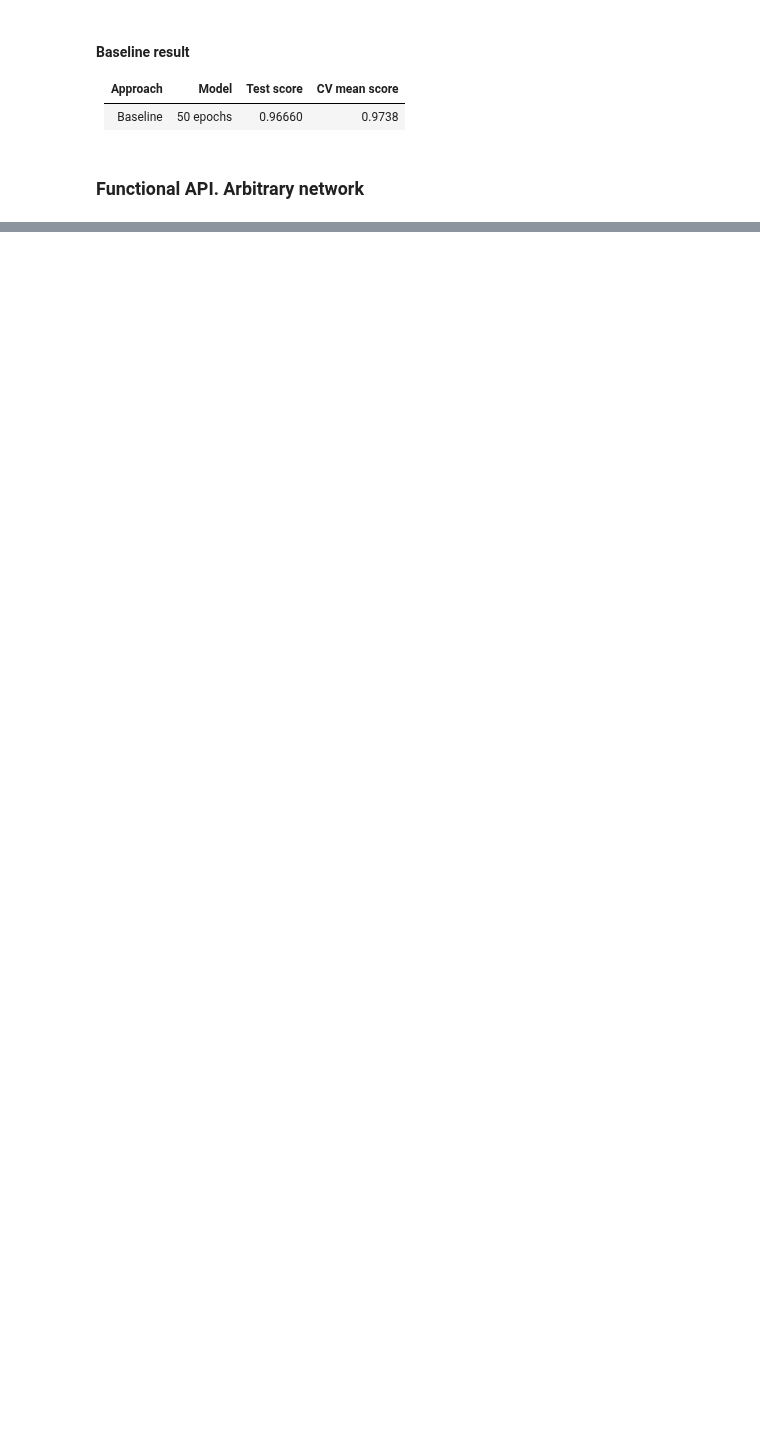
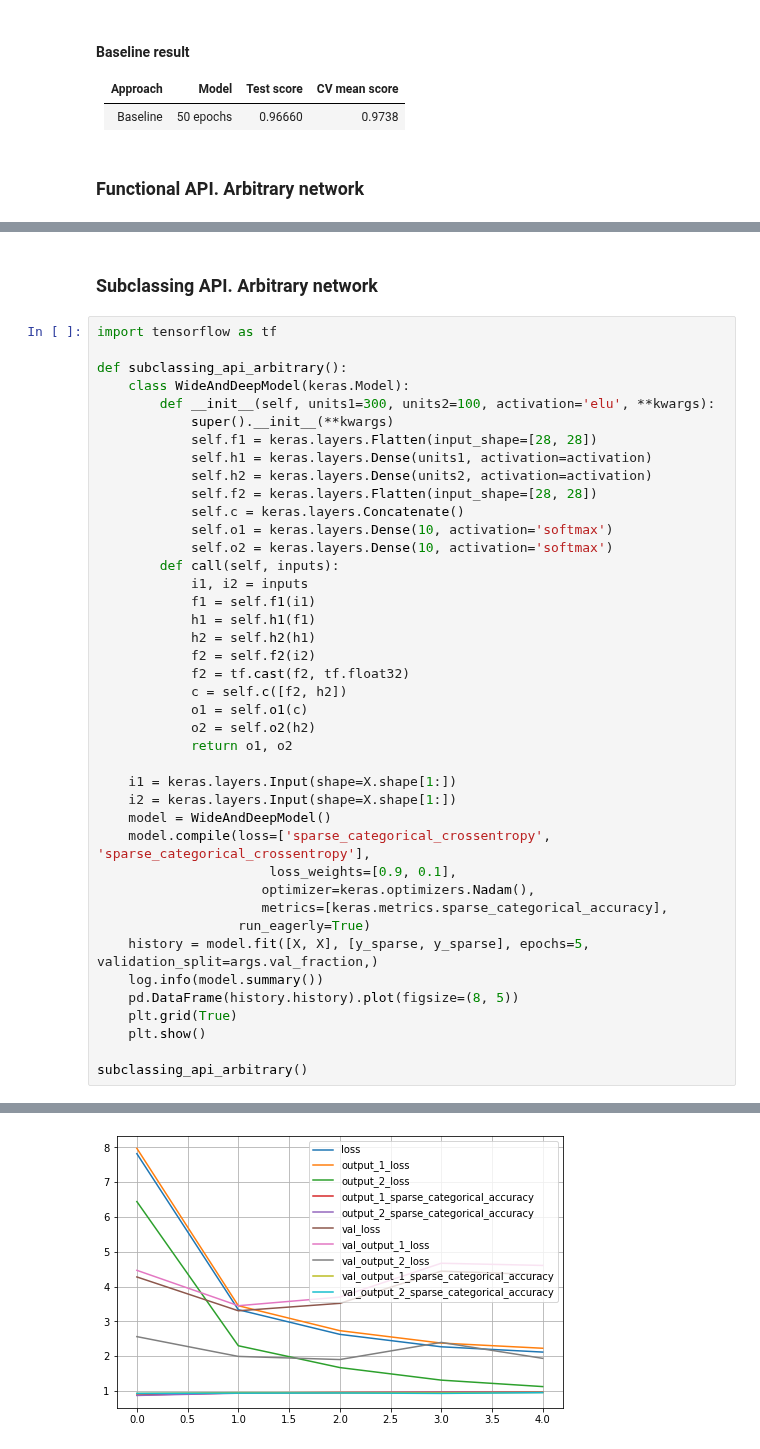
Before and after one commit to GlaIZier/digit-recongizer, a Jupyter notebook: notebooks/experiments.ipynb, the cells around one changed output, grey strips where cells are left out. Saved outputs shown, nothing was run; the diff lists cells and outputs as text; blank space fills up the shorter version.

Commit message:
Subclassing API has been added

```diff
--- a/notebooks/experiments.ipynb
+++ b/notebooks/experiments.ipynb
@@ -275,0 +278,44 @@ Epoch 5/5
+# %% [markdown]
+### Subclassing API. Arbitrary network
+# %%
+import tensorflow as tf
+
+def subclassing_api_arbitrary():
+    class WideAndDeepModel(keras.Model):
+        def __init__(self, units1=300, units2=100, activation='elu', **kwargs):
+            super().__init__(**kwargs)
+            self.f1 = keras.layers.Flatten(input_shape=[28, 28])
+            self.h1 = keras.layers.Dense(units1, activation=activation)
+            self.h2 = keras.layers.Dense(units2, activation=activation)
+            self.f2 = keras.layers.Flatten(input_shape=[28, 28])
+            self.c = keras.layers.Concatenate()
+            self.o1 = keras.layers.Dense(10, activation='softmax')
+            self.o2 = keras.layers.Dense(10, activation='softmax')
+        def call(self, inputs):
+            i1, i2 = inputs
+            f1 = self.f1(i1)
+            h1 = self.h1(f1)
+            h2 = self.h2(h1)
+            f2 = self.f2(i2)
+            f2 = tf.cast(f2, tf.float32)
+            c = self.c([f2, h2])
+            o1 = self.o1(c)
+            o2 = self.o2(h2)
+            return o1, o2
+
+    i1 = keras.layers.Input(shape=X.shape[1:])
+    i2 = keras.layers.Input(shape=X.shape[1:])
+    model = WideAndDeepModel()
+    model.compile(loss=['sparse_categorical_crossentropy', 'sparse_categorical_crossentropy'],
+                      loss_weights=[0.9, 0.1],
+                     optimizer=keras.optimizers.Nadam(),
+                     metrics=[keras.metrics.sparse_categorical_accuracy],
+                  run_eagerly=True)
+    history = model.fit([X, X], [y_sparse, y_sparse], epochs=5, validation_split=args.val_fraction,)
+    log.info(model.summary())
+    pd.DataFrame(history.history).plot(figsize=(8, 5))
+    plt.grid(True)
+    plt.show()
+
+subclassing_api_arbitrary()
+# %% [output]
@@ -275,0 +350 @@ Epoch 5/5
+[figure, added]
```
Also changed, not shown: parts of 6 cells of this notebook.
